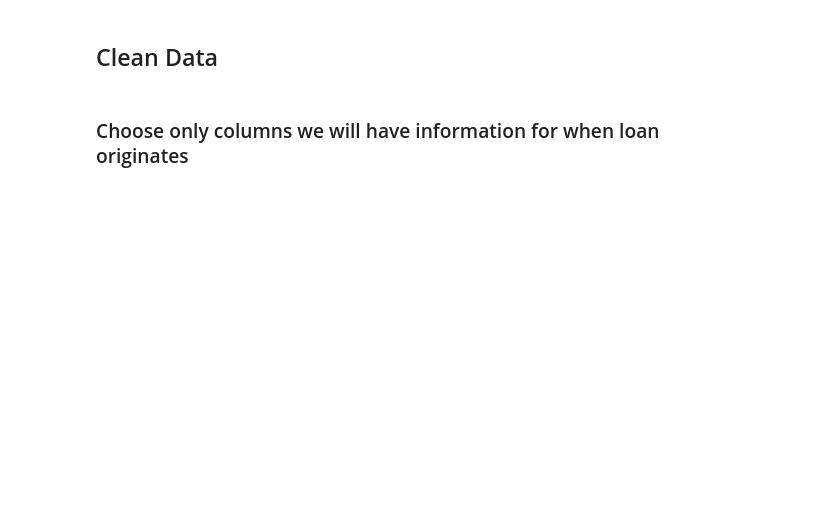
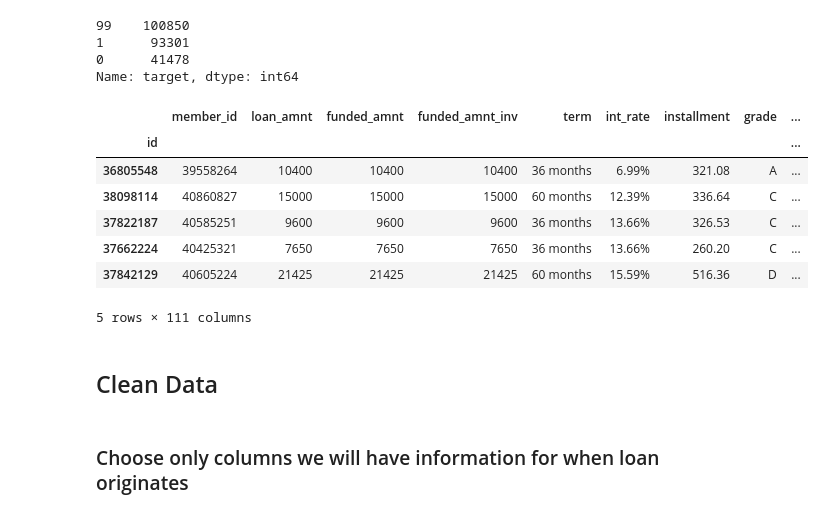
Before and after one commit to d-tang/lending, a Jupyter notebook: script/(1) clean.ipynb, the cells around one changed output. Saved outputs shown, nothing was run; the diff lists cells and outputs as text; code cells hidden in the pictures; blank space fills up the shorter version.

```diff
--- a/script/(1) clean.ipynb
+++ b/script/(1) clean.ipynb
@@ -16,3 +42,29 @@ memory usage: 201.3+ MB
+# %%
+df['target'] = df.apply(lambda x: final_status(x['loan_status'], x['funded_amnt_inv'], x['total_pymnt_inv']), axis=1)
+# %%
+df['target'].value_counts()
+# %% [output]
+99    100850
+1      93301
+0      41478
+Name: target, dtype: int64
+# %%
+df.drop(df[df['target']==99].index, inplace=True)
+# %%
+df.reset_index(inplace=True, drop=True)
+# %%
+df.set_index(['id'], inplace=True)
+# %%
+df.head()
+# %% [output]
+|  | member_id | loan_amnt | funded_amnt | funded_amnt_inv | term | int_rate | installment | grade | ... |
+| id |  |  |  |  |  |  |  |  | ... |
+| 36805548 | 39558264 | 10400 | 10400 | 10400 | 36 months | 6.99% | 321.08 | A | ... |
+| 38098114 | 40860827 | 15000 | 15000 | 15000 | 60 months | 12.39% | 336.64 | C | ... |
+| 37822187 | 40585251 | 9600 | 9600 | 9600 | 36 months | 13.66% | 326.53 | C | ... |
+| 37662224 | 40425321 | 7650 | 7650 | 7650 | 36 months | 13.66% | 260.20 | C | ... |
+| 37842129 | 40605224 | 21425 | 21425 | 21425 | 60 months | 15.59% | 516.36 | D | ... |
+5 rows × 111 columns
 # %% [markdown]
 ## Clean Data
 # %%
```
Also changed, not shown: parts of 44 cells of this notebook.
